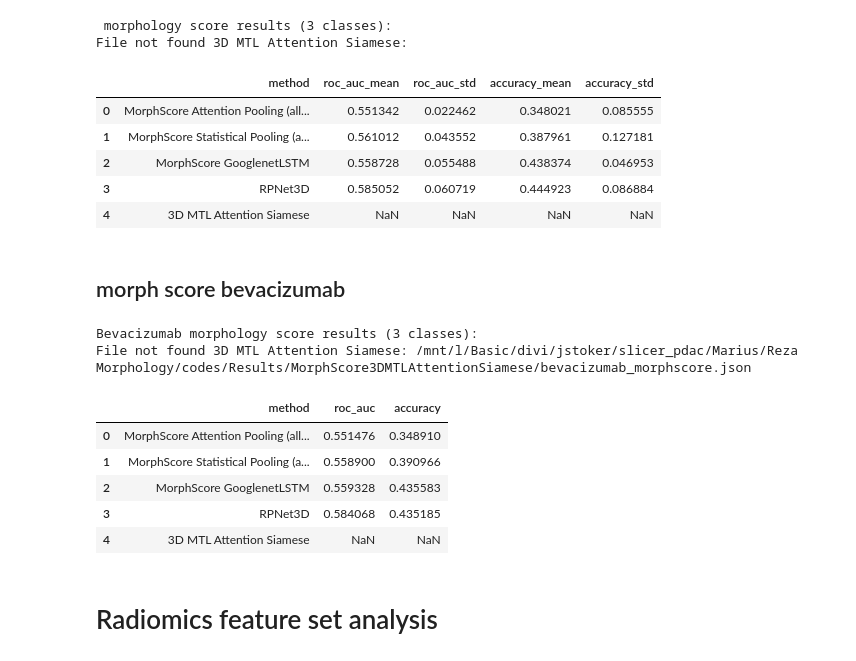
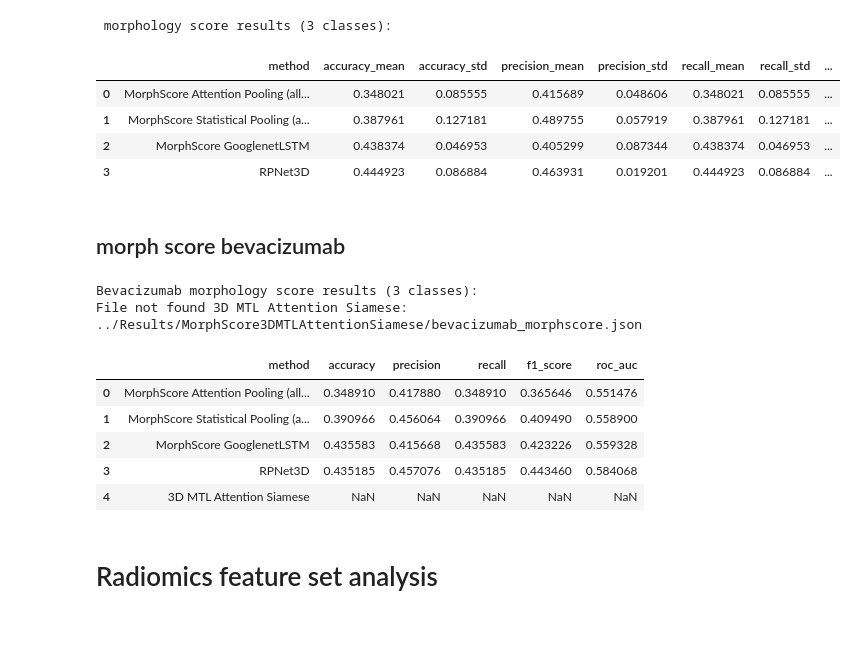
Before and after one commit to rezakarimzadeh/crlm, a Jupyter notebook: notebooks/tables.ipynb, the cells around one changed output. Cells and saved outputs as stored; diff of their text form; code cells hidden in the pictures; blank space fills up the shorter version.

```diff
--- a/notebooks/tables.ipynb
+++ b/notebooks/tables.ipynb
@@ -23,8 +23,20 @@ def jsons_to_df(json_paths, method_names, columns=None):
     display(df)
     # return df
 
-columns = ['roc_auc_mean', 'roc_auc_std', 'accuracy_mean', 'accuracy_std']
-method_names = ['Radiomics Attention Pooling', 'Radiomics Statistical Pooling', '2D images Googlenet', 'RPNet3D', "3D MTL Attention Siamese"]
+# columns = ['roc_auc_mean', 'roc_auc_std', 'accuracy_mean', 'accuracy_std']
+columns = ['accuracy_mean', 'accuracy_std', 'precision_mean', 'precision_std', 'recall_mean', 'recall_std', "specificity_mean", "specificity_std", "f1_score_mean", "f1_score_std", "roc_auc_mean", "roc_auc_std"]
+columns_m_specificity = ['accuracy_mean', 'accuracy_std', 'precision_mean', 'precision_std', 'recall_mean', 'recall_std',  "f1_score_mean", "f1_score_std", "roc_auc_mean", "roc_auc_std"]
+method_names = ['Radiomics Attention Pooling', 'Radiomics Statistical Pooling', '2D images Googlenet', 'RPNet3D'] #, "3D MTL Attention Siamese"
+# %%
+def root_path_changer(json_paths, old_root, new_root):
+    new_paths = []
+    for path in json_paths:
+        new_path = path.replace(old_root, new_root)
+        new_paths.append(new_path)
+    return new_paths
+
+new_root = "../"
+old_root = "/mnt/l/Basic/divi/jstoker/slicer_pdac/Marius/Reza Morphology/codes/"
 # %%
 json_paths = [
     "/mnt/l/Basic/divi/jstoker/slicer_pdac/Marius/Reza Morphology/codes/Results/RadiomicsMIL/overall_survival_24m/shape_boundary_intensity_texture/fivefold_aggregated_results.json",
@@ -104,27 +112,27 @@ File not found 3D MTL Attention Siamese:
 # %%
 json_paths = [
     "/mnt/l/Basic/divi/jstoker/slicer_pdac/Marius/Reza Morphology/codes/Results/MorphScoreRadiomicsMIL/shape_boundary_intensity_texture/fivefold_aggregated_results.json",
     "/mnt/l/Basic/divi/jstoker/slicer_pdac/Marius/Reza Morphology/codes/Results/MorphScoreStatisticalPoolingMLP/shape_boundary_intensity_texture/fivefold_aggregated_results.json",
     "/mnt/l/Basic/divi/jstoker/slicer_pdac/Marius/Reza Morphology/codes/Results/MorphScoreGooglenetLSTM/fivefold_aggregated_results.json",
     "/mnt/l/Basic/divi/jstoker/slicer_pdac/Marius/Reza Morphology/codes/Results/MorphScoreRPNet3D/fivefold_aggregated_results.json",
     "",
     ]
+json_paths = root_path_changer(json_paths, old_root, new_root)
 print(" morphology score results (3 classes):")
-method_names = ['MorphScore Attention Pooling (all features)', 'MorphScore Statistical Pooling (all features)', 'MorphScore GooglenetLSTM', "RPNet3D", "3D MTL Attention Siamese"]
-jsons_to_df(json_paths, method_names, columns)
+method_names = ['MorphScore Attention Pooling (all features)', 'MorphScore Statistical Pooling (all features)', 'MorphScore GooglenetLSTM', "RPNet3D"] #, "3D MTL Attention Siamese"
+jsons_to_df(json_paths, method_names, columns_m_specificity)
 # %% [output]
  morphology score results (3 classes):
-File not found 3D MTL Attention Siamese:
-|  | method | roc_auc_mean | roc_auc_std | accuracy_mean | accuracy_std |
-| 0 | MorphScore Attention Pooling (all... | 0.551342 | 0.022462 | 0.348021 | 0.085555 |
-| 1 | MorphScore Statistical Pooling (a... | 0.561012 | 0.043552 | 0.387961 | 0.127181 |
-| 2 | MorphScore GooglenetLSTM | 0.558728 | 0.055488 | 0.438374 | 0.046953 |
-| 3 | RPNet3D | 0.585052 | 0.060719 | 0.444923 | 0.086884 |
-| 4 | 3D MTL Attention Siamese | NaN | NaN | NaN | NaN |
+|  | method | accuracy_mean | accuracy_std | precision_mean | precision_std | recall_mean | recall_std | ... |
+| 0 | MorphScore Attention Pooling (all... | 0.348021 | 0.085555 | 0.415689 | 0.048606 | 0.348021 | 0.085555 | ... |
+| 1 | MorphScore Statistical Pooling (a... | 0.387961 | 0.127181 | 0.489755 | 0.057919 | 0.387961 | 0.127181 | ... |
+| 2 | MorphScore GooglenetLSTM | 0.438374 | 0.046953 | 0.405299 | 0.087344 | 0.438374 | 0.046953 | ... |
+| 3 | RPNet3D | 0.444923 | 0.086884 | 0.463931 | 0.019201 | 0.444923 | 0.086884 | ... |
 # %% [markdown]
 ## morph score bevacizumab
 # %%
-columns_msb = ['roc_auc', 'accuracy']
+# columns_msb = ['roc_auc', 'accuracy']
+columns_msb = ['accuracy', 'precision', 'recall', "f1_score", "roc_auc"]
 method_names = ['Radiomics Attention Pooling', 'Radiomics Statistical Pooling', '2D images Googlenet', 'RPNet3D', "3D MTL Attention Siamese"]
 json_paths = [
     "/mnt/l/Basic/divi/jstoker/slicer_pdac/Marius/Reza Morphology/codes/Results/MorphScoreRadiomicsMIL/shape_boundary_intensity_texture/bevacizumab_morphscore.json",
@@ -133,19 +141,20 @@ json_paths = [
     "/mnt/l/Basic/divi/jstoker/slicer_pdac/Marius/Reza Morphology/codes/Results/MorphScoreRPNet3D/bevacizumab_morphscore.json",
     "/mnt/l/Basic/divi/jstoker/slicer_pdac/Marius/Reza Morphology/codes/Results/MorphScore3DMTLAttentionSiamese/bevacizumab_morphscore.json",
     ]
+json_paths = root_path_changer(json_paths, old_root, new_root)
 print("Bevacizumab morphology score results (3 classes):")
 method_names = ['MorphScore Attention Pooling (all features)', 'MorphScore Statistical Pooling (all features)', 'MorphScore GooglenetLSTM', "RPNet3D", "3D MTL Attention Siamese"]
 
 jsons_to_df(json_paths, method_names, columns_msb)
 # %% [output]
 Bevacizumab morphology score results (3 classes):
-File not found 3D MTL Attention Siamese: /mnt/l/Basic/divi/jstoker/slicer_pdac/Marius/Reza Morphology/codes/Results/MorphScore3DMTLAttentionSiamese/bevacizumab_morphscore.json
+File not found 3D MTL Attention Siamese: ../Results/MorphScore3DMTLAttentionSiamese/bevacizumab_morphscore.json
-|  | method | roc_auc | accuracy |
-| 0 | MorphScore Attention Pooling (all... | 0.551476 | 0.348910 |
-| 1 | MorphScore Statistical Pooling (a... | 0.558900 | 0.390966 |
-| 2 | MorphScore GooglenetLSTM | 0.559328 | 0.435583 |
-| 3 | RPNet3D | 0.584068 | 0.435185 |
-| 4 | 3D MTL Attention Siamese | NaN | NaN |
+|  | method | accuracy | precision | recall | f1_score | roc_auc |
+| 0 | MorphScore Attention Pooling (all... | 0.348910 | 0.417880 | 0.348910 | 0.365646 | 0.551476 |
+| 1 | MorphScore Statistical Pooling (a... | 0.390966 | 0.456064 | 0.390966 | 0.409490 | 0.558900 |
+| 2 | MorphScore GooglenetLSTM | 0.435583 | 0.415668 | 0.435583 | 0.423226 | 0.559328 |
+| 3 | RPNet3D | 0.435185 | 0.457076 | 0.435185 | 0.443460 | 0.584068 |
+| 4 | 3D MTL Attention Siamese | NaN | NaN | NaN | NaN | NaN |
 # %% [markdown]
 # Radiomics feature set analysis
 # %%
```
Also changed, not shown: parts of 10 cells of this notebook, 4 other files.
